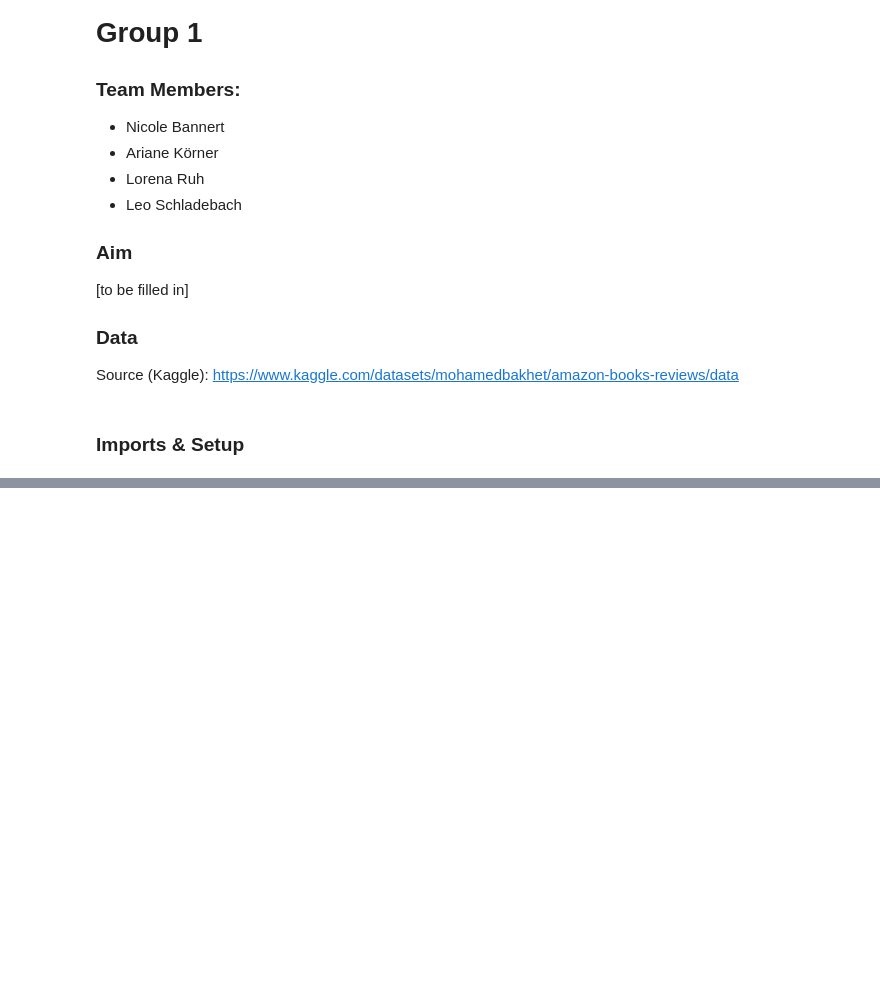
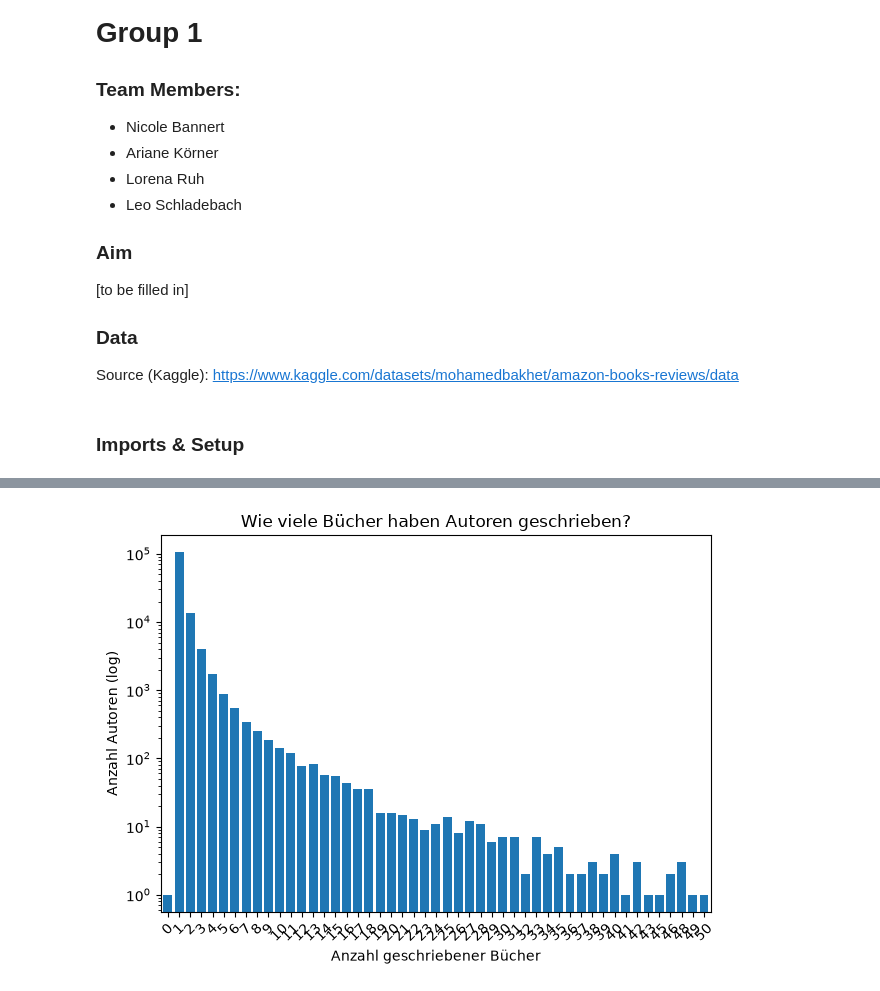
Before and after one commit to safiyacodesstuff/ML-Group-1, a Jupyter notebook: notebooks/main.ipynb, the cells around one changed output, grey strips where cells are left out. Cells and saved outputs as stored; diff of their text form; code cells hidden in the pictures; blank space fills up the shorter version.

```diff
--- a/notebooks/main.ipynb
+++ b/notebooks/main.ipynb
@@ -22,0 +78,14 @@ ModuleNotFoundError: No module named 'pandas'
+# %%
+books_per_author = df1.drop_duplicates('Title').groupby('authors')['Title'].count()
+author_dist = books_per_author.value_counts().sort_index()
+
+author_dist[author_dist.index <= 50].plot(kind='bar', width=0.8)
+plt.xlabel('Anzahl geschriebener Bücher')
+plt.ylabel('Anzahl Autoren (log)')
+plt.title('Wie viele Bücher haben Autoren geschrieben?')
+plt.yscale('log')
+plt.xticks(rotation=45)
+plt.tight_layout()
+plt.show()
+# %% [output]
+[figure, added]
```
Also changed, not shown: parts of 7 cells of this notebook, 2 other files.
